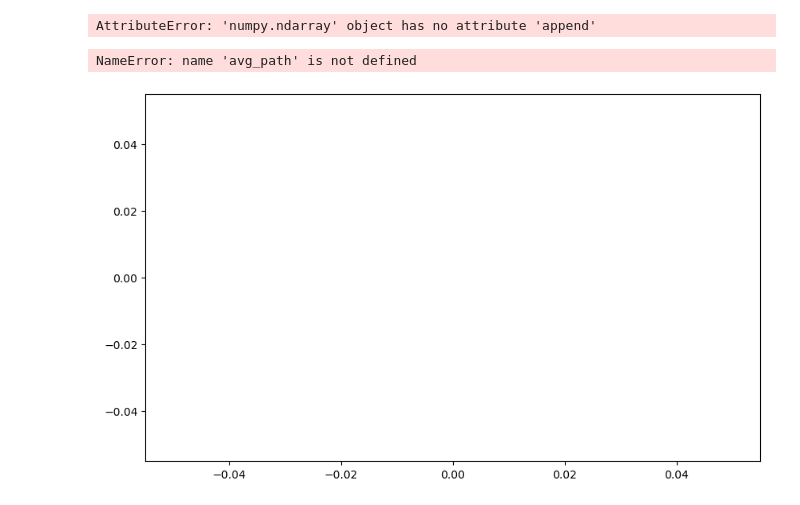
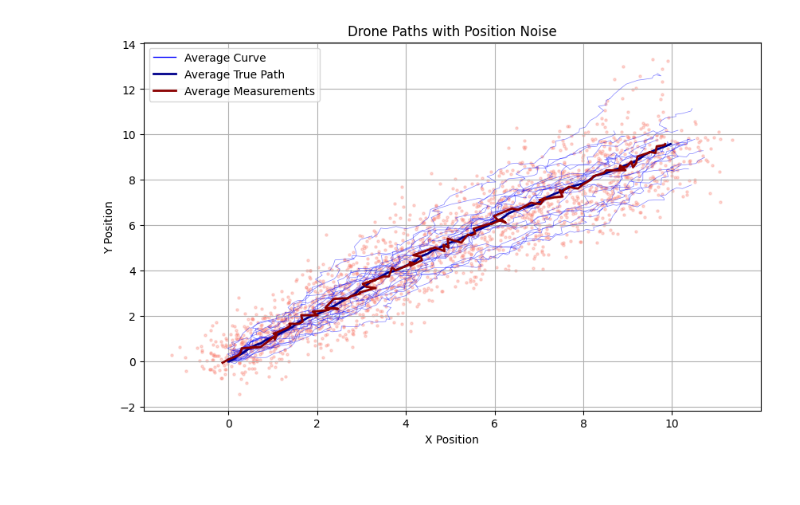
Before and after one commit to krajak09/Master-Thesis, a Jupyter notebook: scripts/Tracking a drone's position and velocity in 2D.ipynb, the cells around one changed output. Drawn from its saved outputs; the diff is of its cells as text; code cells hidden in the pictures.

Commit message:
tried new code with average

```diff
--- a/scripts/Tracking a drone's position and velocity in 2D.ipynb
+++ b/scripts/Tracking a drone's position and velocity in 2D.ipynb
@@ -50,13 +51,18 @@ R = np.array([
     [0, sigma_gps**2]
 ])
 
+# select noise case
+Q = Q_pos # Position noise only
+# Q = Q_vel # Velocity noise only
+
 # Simulation
 np.random.seed(42)  # For reproducibility
-x_t = np.zeros((num_sim, T, 4))
-measurements = np.zeros((num_sim, T, 2))
 
-# Q = Q_vel
-Q = Q_pos
+# Initialize storage arrays with correct dimensions
+x_t = np.zeros((num_sim, T, 4)) # true states x_t
+y_t = np.zeros((num_sim, T, 2)) # y_t noisy observation
+
+
 
 for sim in range(num_sim):
     # Initial state x_0
@@ -64,45 +70,51 @@ for sim in range(num_sim):
 
     for t in range(T):
         # Save current true state
-        x_t.append(x_0.copy())
+        x_t[sim, t] = x_0
 
+        # generates noisy measurements
+        r = np.random.multivariate_normal([0, 0], R) # measurement noise
         # Simulate measurement (GPS)
-        r = np.random.multivariate_normal([0, 0], R)
-        y_t = H @ x_0 + r # observed position with noise
-        measurements.append(y_t)
+        y_t[sim, t] = H @ x_0 + r # observed position with noise
 
-        # Simulate next state (with process noise)
-        q = np.random.multivariate_normal([0, 0, 0, 0], Q)
-        x_0 = A @ x_0 + q # updated state
+        # Simulate next state
+        q = np.random.multivariate_normal([0, 0, 0, 0], Q) #process noise
+        x_0 = A @ x_0 + q # updated state with noise
 
-# Convert to arrays for plotting
-x_t = np.array(x_t)
-measurements = np.array(measurements)
 
 # Calculate average curve
-avg.curve = np.mean(x_t[:, :, :2], axis=0)  # Average x,y positions across simulations
+avg_curve = np.mean(x_t[:, :, :2], axis=0)  # Average x,y positions across simulations
+avg_y_curve = np.mean(y_t, axis=0)  # Avg measurements
 
 # print(x_t)
 # print(measurements)
-# %% [output]
-AttributeError: 'numpy.ndarray' object has no attribute 'append'
 # %%
-# Plotting
+# Plot results
 plt.figure(figsize=(10, 6))
 
-# Plot all individual paths
+# Plot all individual curves
 for sim in range(num_sim):
-    plt.plot(x_t[sim, :, 0], x_t[sim, :, 1], 'gray', alpha=0.3, linewidth=0.5)
+    plt.plot(x_t[sim, :, 0], x_t[sim, :, 1], 'blue', alpha=0.5, linewidth=0.5)
 
-# Plot average path
-plt.plot(avg_path[:, 0], avg_path[:, 1], 'red', linewidth=3, label='Average Path')
+# Plot average curve
+plt.plot(avg_curve[:, 0], avg_curve[:, 1], 'blue', linewidth=1, label='Average Curve')
+
+# Plot individual measurements (dots)
+for sim in range(num_sim):
+    plt.scatter(y_t[sim, :, 0], y_t[sim, :, 1],
+                color='salmon', s=5, alpha=0.3)
+
+# Plot average paths
+plt.plot(avg_curve[:, 0], avg_curve[:, 1],
+         'darkblue', linewidth=2, label='Average True Path')
+plt.plot(avg_y_curve[:, 0], avg_y_curve[:, 1],
+         'darkred', linestyle='-', linewidth=2, label='Average Measurements')
 
 plt.xlabel('X Position')
 plt.ylabel('Y Position')
-plt.title(f'Drone Paths with {"Velocity" if np.any(Q[2:]) else "Position"} Noise')
+plt.title(f'Drone Paths with {"Position" if Q[0,0] > 0 else "Velocity"} Noise')
 plt.legend()
 plt.grid(True)
 plt.show()
 # %% [output]
-NameError: name 'avg_path' is not defined
-[figure, old version]
+[figure, new version]
```
Also changed, not shown: parts of 6 cells of this notebook.
